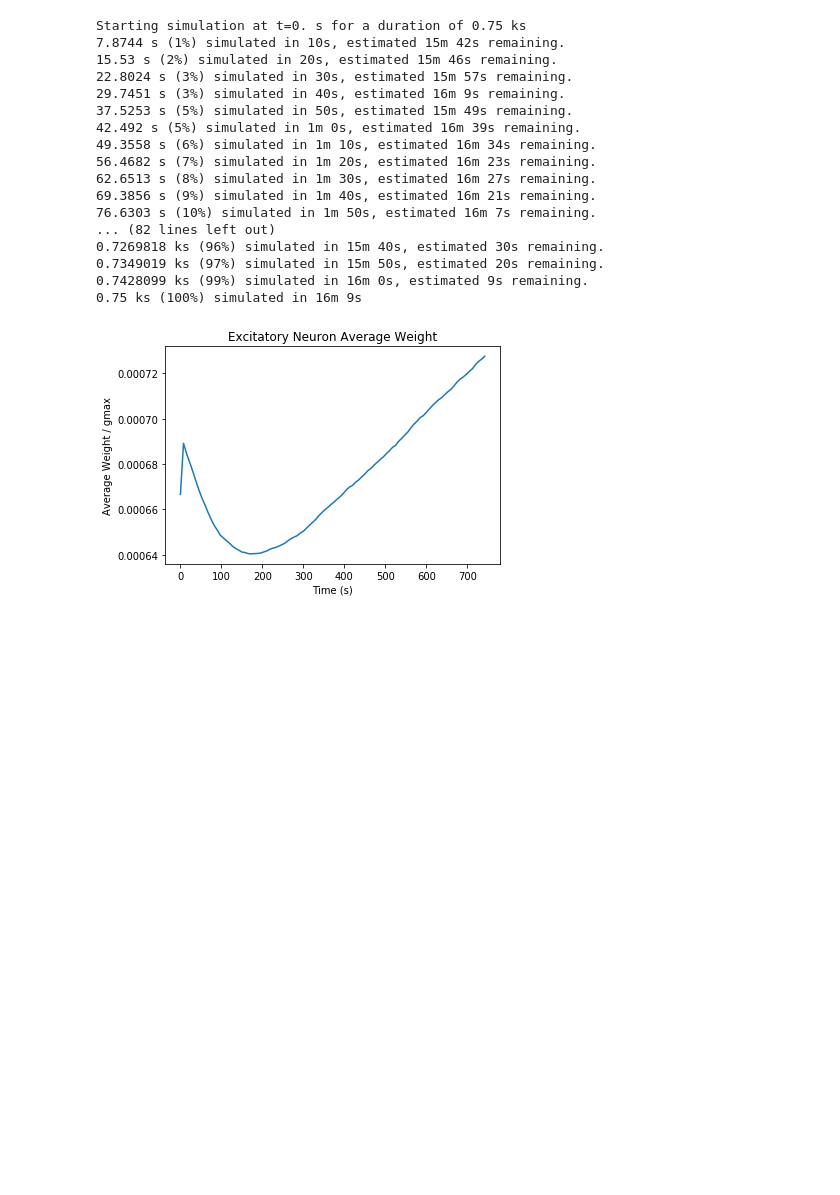
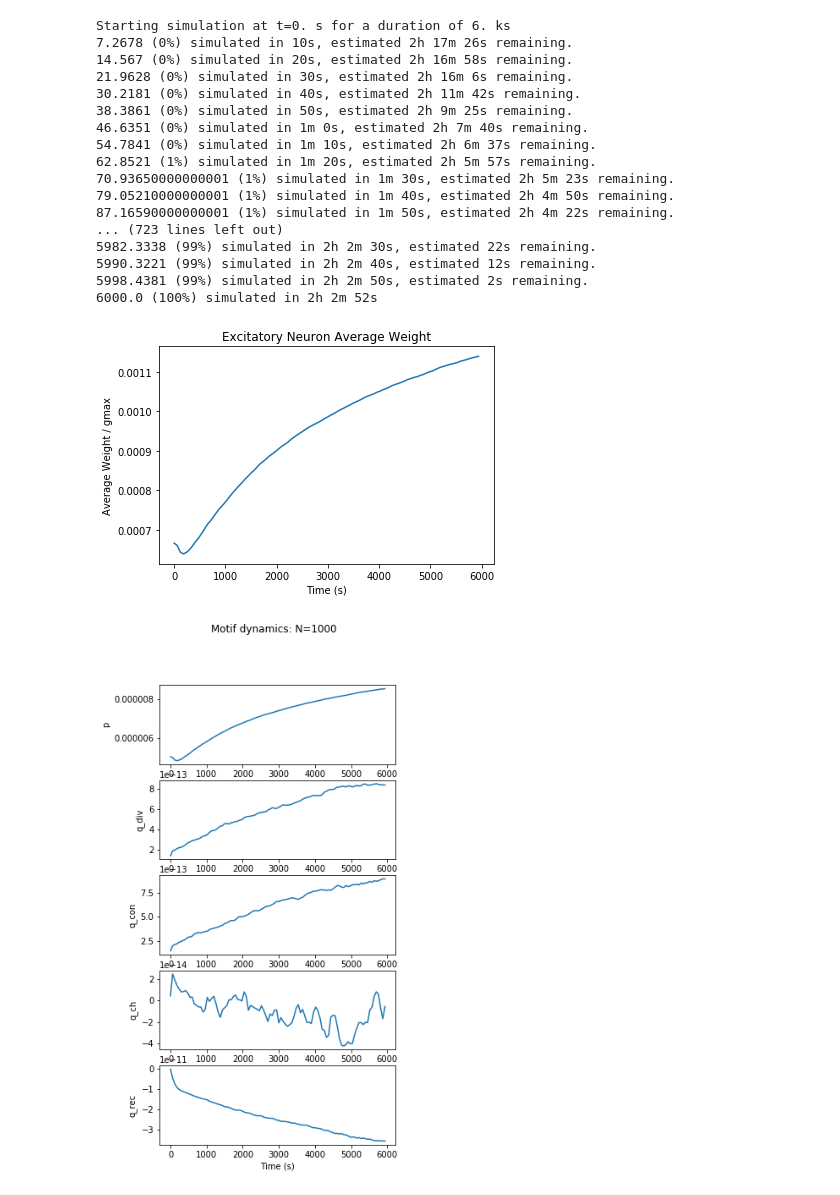
Before and after one commit to briardoty/ocker-stdp-motifs, a Jupyter notebook: brian2_playground.ipynb, the cells around one changed output. Saved outputs shown, nothing was run; the diff lists cells and outputs as text; code cells hidden in the pictures; blank space fills up the shorter version.

```diff
--- a/brian2_playground.ipynb
+++ b/brian2_playground.ipynb
@@ -34,7 +34,7 @@ p = 0.15                    # connection density
 N_network = 1000                     # number of neurons
 
 # simulation params
-sim_time_ms = 1000 * 750                # simulation time in ms
+sim_time_ms = 1000 * 60 * 100                # simulation time in ms
 monitor_dt_ms = sim_time_ms / 100   # timestep for monitor evaluation
 
 ######################
@@ -128,30 +128,31 @@ for i in range(0, N_network):
 ######################
 run(sim_time_ms * ms, report='text')
 # %% [output]
-Starting simulation at t=0. s for a duration of 0.75 ks
-7.8744 s (1%) simulated in 10s, estimated 15m 42s remaining.
-15.53 s (2%) simulated in 20s, estimated 15m 46s remaining.
-22.8024 s (3%) simulated in 30s, estimated 15m 57s remaining.
-29.7451 s (3%) simulated in 40s, estimated 16m 9s remaining.
-37.5253 s (5%) simulated in 50s, estimated 15m 49s remaining.
-42.492 s (5%) simulated in 1m 0s, estimated 16m 39s remaining.
-49.3558 s (6%) simulated in 1m 10s, estimated 16m 34s remaining.
-56.4682 s (7%) simulated in 1m 20s, estimated 16m 23s remaining.
-62.6513 s (8%) simulated in 1m 30s, estimated 16m 27s remaining.
-69.3856 s (9%) simulated in 1m 40s, estimated 16m 21s remaining.
-76.6303 s (10%) simulated in 1m 50s, estimated 16m 7s remaining.
-... (82 lines left out)
-0.7269818 ks (96%) simulated in 15m 40s, estimated 30s remaining.
-0.7349019 ks (97%) simulated in 15m 50s, estimated 20s remaining.
-0.7428099 ks (99%) simulated in 16m 0s, estimated 9s remaining.
-0.75 ks (100%) simulated in 16m 9s
+Starting simulation at t=0. s for a duration of 6. ks
+7.2678 (0%) simulated in 10s, estimated 2h 17m 26s remaining.
+14.567 (0%) simulated in 20s, estimated 2h 16m 58s remaining.
+21.9628 (0%) simulated in 30s, estimated 2h 16m 6s remaining.
+30.2181 (0%) simulated in 40s, estimated 2h 11m 42s remaining.
+38.3861 (0%) simulated in 50s, estimated 2h 9m 25s remaining.
+46.6351 (0%) simulated in 1m 0s, estimated 2h 7m 40s remaining.
+54.7841 (0%) simulated in 1m 10s, estimated 2h 6m 37s remaining.
+62.8521 (1%) simulated in 1m 20s, estimated 2h 5m 57s remaining.
+70.93650000000001 (1%) simulated in 1m 30s, estimated 2h 5m 23s remaining.
+79.05210000000001 (1%) simulated in 1m 40s, estimated 2h 4m 50s remaining.
+87.16590000000001 (1%) simulated in 1m 50s, estimated 2h 4m 22s remaining.
+... (723 lines left out)
+5982.3338 (99%) simulated in 2h 2m 30s, estimated 22s remaining.
+5990.3221 (99%) simulated in 2h 2m 40s, estimated 12s remaining.
+5998.4381 (99%) simulated in 2h 2m 50s, estimated 2s remaining.
+6000.0 (100%) simulated in 2h 2m 52s
 # %%
 # more plots
 plot_avg_syn_weight(w_mon, wMax)
 
 # figure 7
-plot_motif_dynamics(w_mon, synapses, N_network, use_p0=False, save_fig=True)
+plot_motif_dynamics(w_mon, synapses, N_network, use_p0=False, save_fig=False)
 # %% [output]
-[figure, old version]
+[figure, new version]
+[figure, added]
 # %%
 #plot_network_activity(rate_monitor, sp_mon_exc, w_mon, idx_monitored_neurons, t_min=400*1000*ms, t_max=700*1000*ms)
```
Also changed, not shown: 2 other files.
